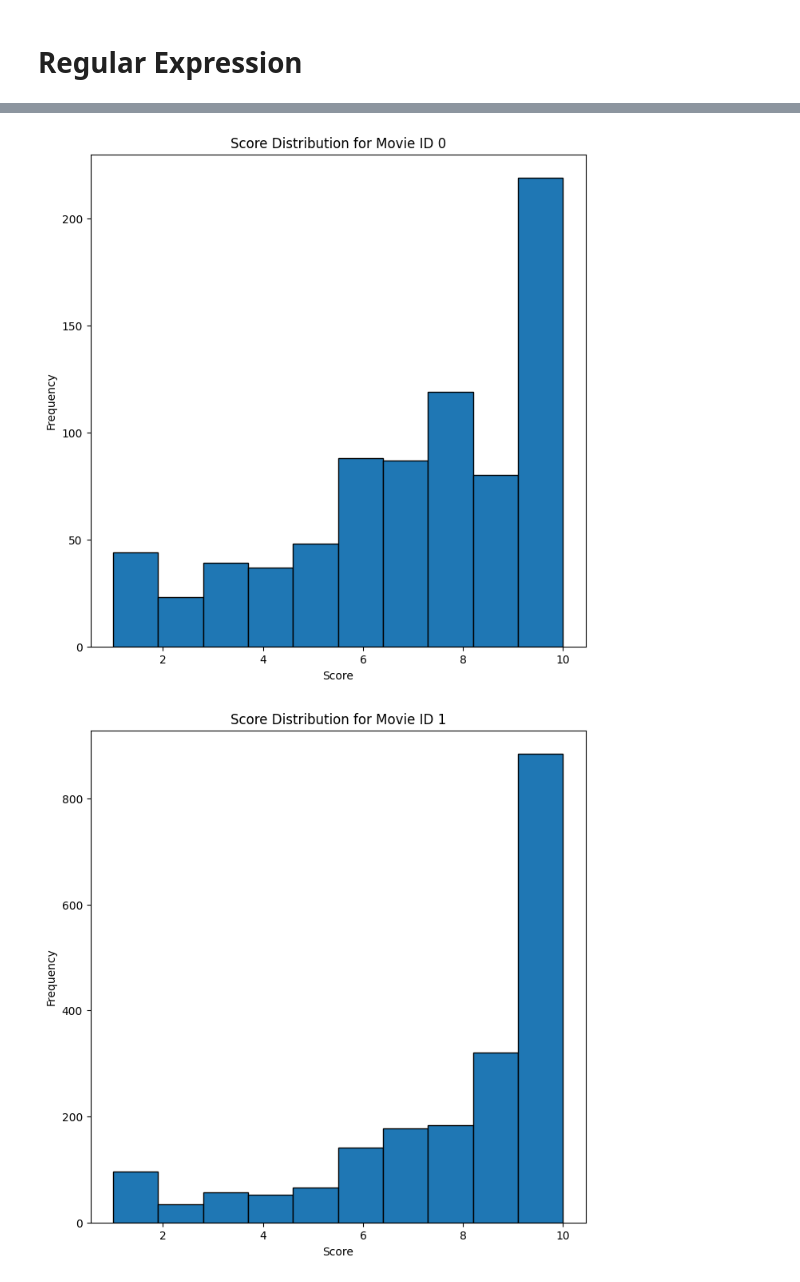
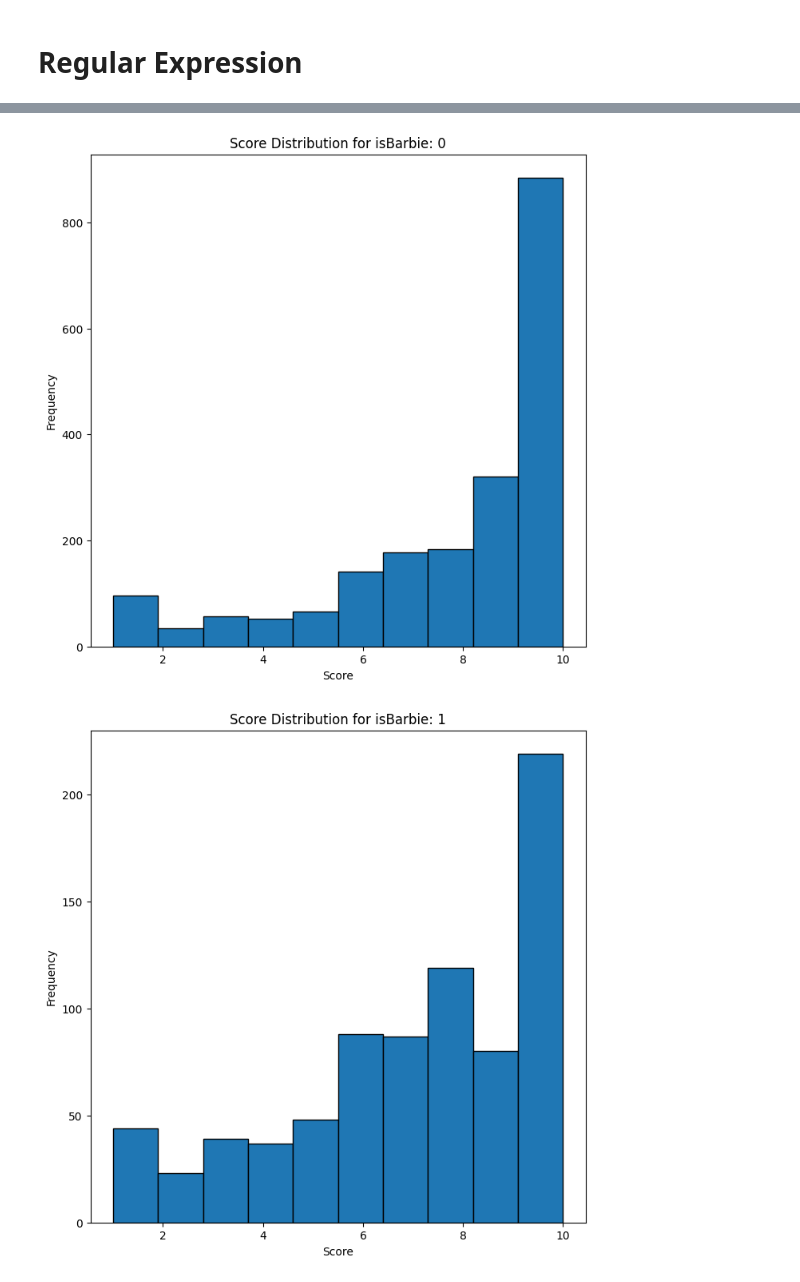
Before and after one commit to upmorgan/ECS171_GroupProject, a Jupyter notebook: cleaninggarbage.ipynb, the cells around one changed output, grey strips where cells are left out. Saved outputs shown, nothing was run; the diff lists cells and outputs as text; code cells hidden in the pictures.

Commit message:
Bug fix: Fixed data type differences

```diff
--- a/cleaninggarbage.ipynb
+++ b/cleaninggarbage.ipynb
@@ -54,4 +58,4 @@ def get_cleaned_df(dirty_df):
 	return cleaned_df
 # %%
-clean_df_bb = get_cleaned_df(df_bb)
-clean_df_bb.drop_duplicates(subset=['username'], inplace=True)
+cleand_df_bb = get_cleaned_df(df_bb)
+cleand_df_bb.drop_duplicates(subset=['username'], inplace=True)
@@ -70,3 +78,3 @@ dtype: object
 # %%
-clean_df_op = get_cleaned_df(df_op)
-clean_df_op.drop_duplicates(subset=['username'], inplace=True)
+cleand_df_op = get_cleaned_df(df_op)
+cleand_df_op.drop_duplicates(subset=['username'], inplace=True)
@@ -121,0 +99,7 @@ See the caveats in the documentation: https://pandas.pydata.org/pandas-docs/stab
+# %%
+# combine the two data sets
+
+cleand_df_bb['isBarbie'] = 1
+cleand_df_op['isBarbie'] = 0
+
+df = pd.concat([cleand_df_bb, cleand_df_op], ignore_index=True)
@@ -121,0 +122,18 @@ See the caveats in the documentation: https://pandas.pydata.org/pandas-docs/stab
+# %%
+# Creating graphable data
+df = df[~df['date'].str.contains('IMAX')]
+# numeric_df = pd.DataFrame(columns=['isBarbie', 'score', 'people_found_helpful', 'total_people_viewed', 'helpful_ratio', 'date', 'date_from_release','length_of_title', 'length_of_username', 'length_of_review'])
+numeric_df = pd.DataFrame(columns=['isBarbie', 'score', 'date', 'people_found_helpful', 'total_people_viewed', 'helpful_ratio','length_of_title', 'length_of_username', 'length_of_review'])
+
+numeric_df['isBarbie'] = df['isBarbie']
+numeric_df['score'] = df['score']
+numeric_df['date'] = df['date']
+numeric_df['total_people_viewed'] = df['total_people_viewed']
+numeric_df['people_found_helpful'] = df['people_found_helpful']
+numeric_df['helpful_ratio'] = df['people_found_helpful'] / df['total_people_viewed']
+numeric_df['length_of_title'] = df['title'].apply(lambda x: len(x))
+numeric_df['length_of_username'] = df['username'].apply(lambda x: len(x))
+numeric_df['length_of_review'] = df['review'].apply(lambda x: len(x))
+
+numeric_df['date'] = pd.to_datetime(df['date'], format='%d %B %Y')
+numeric_df['date_from_release'] = (numeric_df['date'] - pd.to_datetime('2023-07-23', format='%Y-%m-%d')).dt.days
@@ -122,12 +180,12 @@ See the caveats in the documentation: https://pandas.pydata.org/pandas-docs/stab
 # %%
-group_by = df.groupby('movie_id')
+group_by = df.groupby('isBarbie')
 for movie_id, group_data in group_by:
     plt.figure(figsize=(8, 8))
     plt.hist(group_data['score'], edgecolor='black')
-    plt.title(f'Score Distribution for Movie ID {movie_id}')
+    plt.title(f'Score Distribution for isBarbie: {movie_id}')
     plt.xlabel('Score')
     plt.ylabel('Frequency')
     plt.show()
 # %% [output]
-[figure, old version]
+[figure, new version]
-[figure, old version]
+[figure, new version]
```
Also changed, not shown: parts of 14 cells of this notebook.
